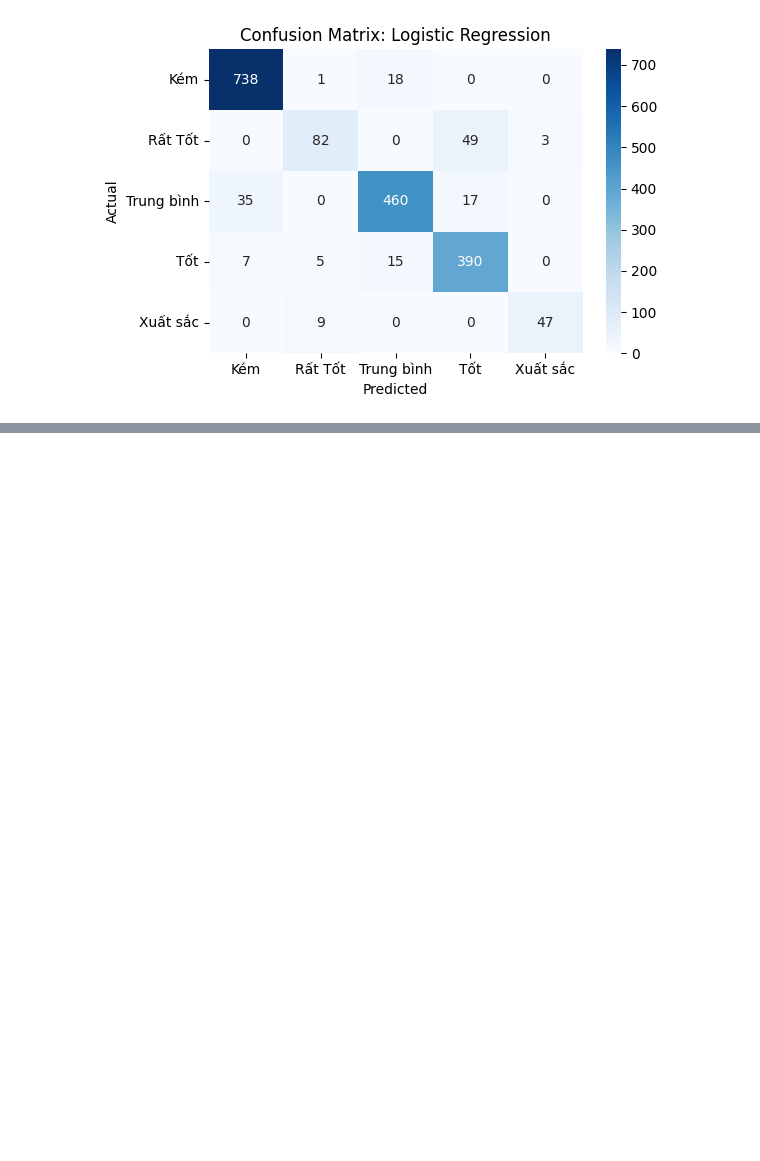
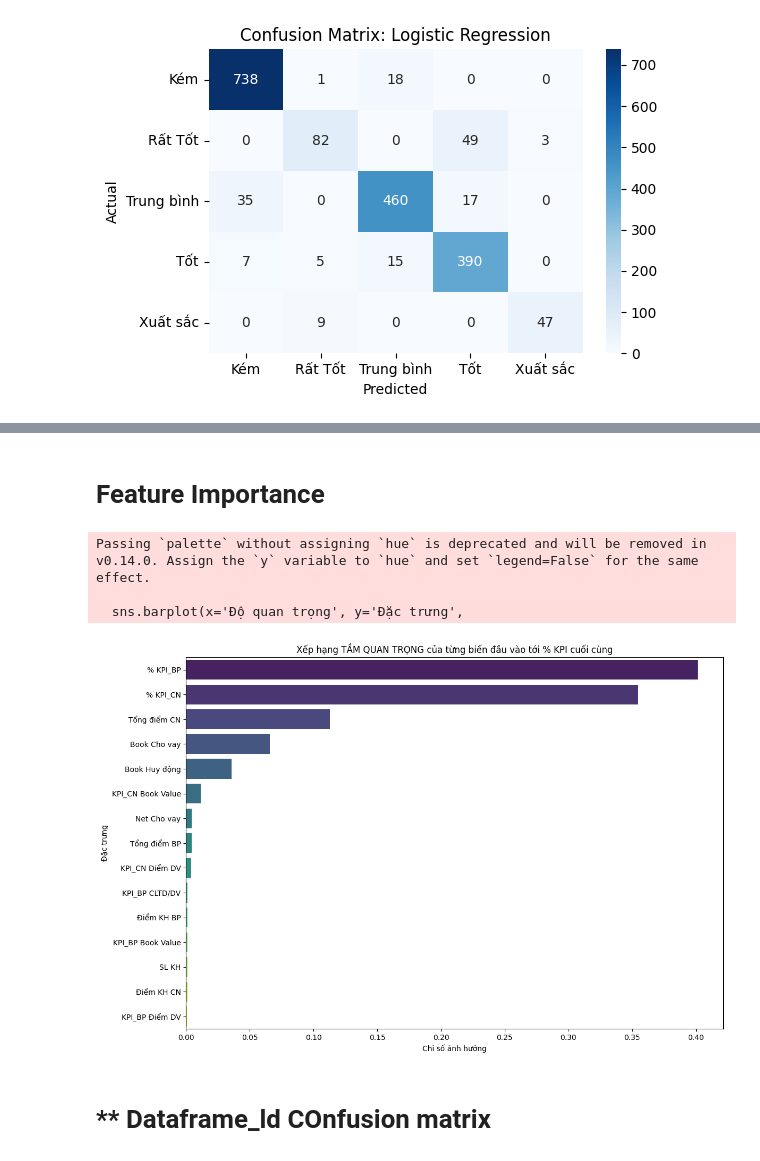
Before and after one commit to Tabaoan/FoxAI-Banking-MLs, a Jupyter notebook: KPI/Employee_flexibility.ipynb, the cells around one changed output, grey strips where cells are left out. Drawn from its saved outputs; the diff is of its cells as text; code cells hidden in the pictures; blank space fills up the shorter version.

```diff
--- a/KPI/Employee_flexibility.ipynb
+++ b/KPI/Employee_flexibility.ipynb
@@ -614,0 +943,34 @@ weighted avg       0.91      0.92      0.91      1876
+# %% [markdown]
+# Feature Importance
+# %%
+# Huấn luyện lại Gradient Boosting để trích xuất feature importance
+gb_model = GradientBoostingClassifier(random_state=42)
+gb_model.fit(X_train_scaled, y_train_encoded)
+
+# Trích xuất feature importances
+importances = gb_model.feature_importances_
+feature_names = X_train_scaled.columns
+
+# Tạo DataFrame, sắp xếp giảm dần theo Importance
+feature_importances = pd.DataFrame({
+    'Đặc trưng': feature_names,
+    'Độ quan trọng': importances
+}).sort_values(by='Độ quan trọng', ascending=False)
+
+# Vẽ biểu đồ top 20 biến quan trọng
+plt.figure(figsize=(12, 8))
+sns.barplot(x='Độ quan trọng', y='Đặc trưng',
+            data=feature_importances.head(20),
+            palette='viridis')
+plt.title('Xếp hạng TẦM QUAN TRỌNG của từng biến đầu vào tới % KPI cuối cùng')
+plt.xlabel('Chỉ số ảnh hưởng')
+plt.ylabel('Đặc trưng')
+plt.tight_layout()
+plt.show()
+# %% [output]
+Passing `palette` without assigning `hue` is deprecated and will be removed in v0.14.0. Assign the `y` variable to `hue` and set `legend=False` for the same effect.
+
+  sns.barplot(x='Độ quan trọng', y='Đặc trưng',
+[figure, added]
+# %% [markdown]
+# ** Dataframe_ld COnfusion matrix
```
Also changed, not shown: parts of 31 cells of this notebook.
